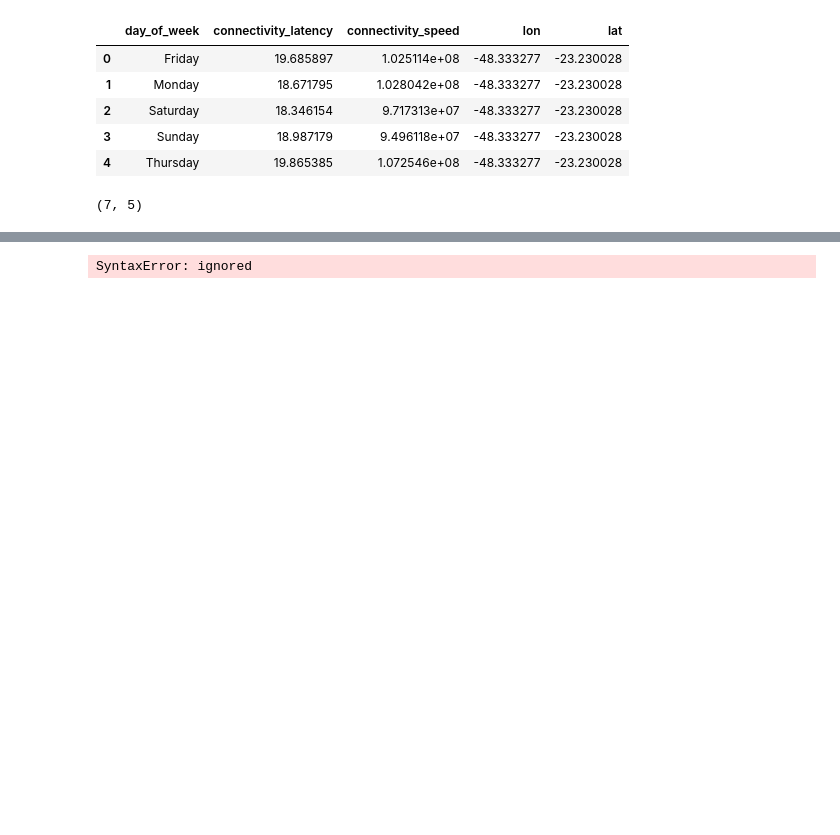
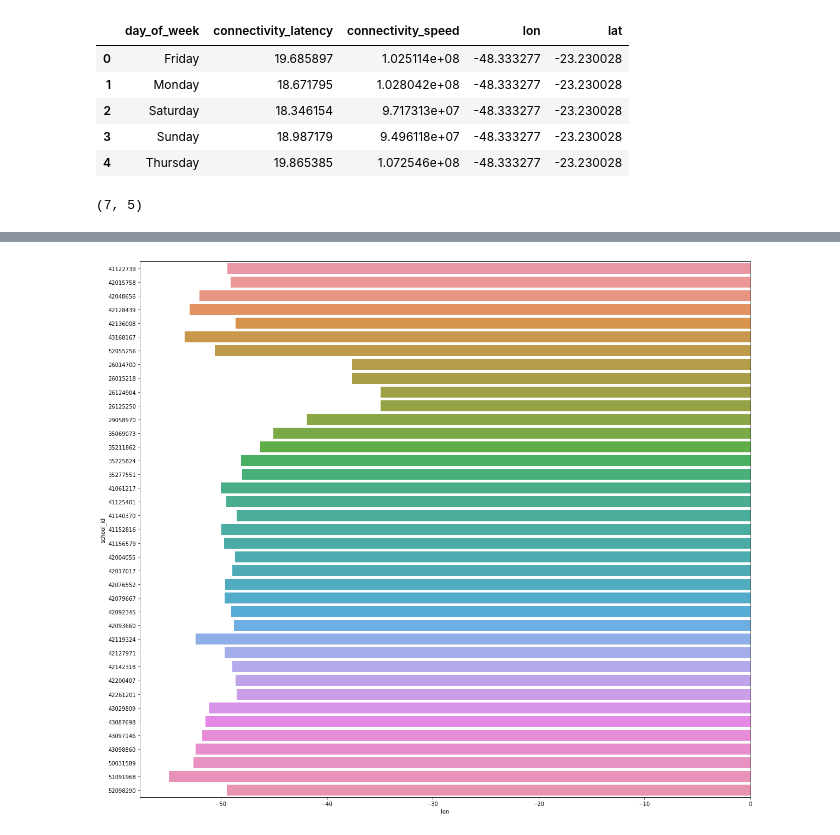
Before and after one commit to HarshaGowtham/UNICEF_RESEARCH_DEEPLEARNING, a Jupyter notebook: E&S_Analysis_UNICEF.ipynb, the cells around one changed output, grey strips where cells are left out. Drawn from its saved outputs; the diff is of its cells as text; code cells hidden in the pictures; blank space fills up the shorter version.

```diff
--- a/E&S_Analysis_UNICEF.ipynb
+++ b/E&S_Analysis_UNICEF.ipynb
@@ -477,0 +492,3 @@ df_10.shape
+# %%
+df_11 = df_8.groupby('school_id').mean('lon').reset_index()
+df_11.head()
@@ -478,7 +502,6 @@ df_10.shape
 # %%
-sns.barplot(x = 'day_of_week',
-            y = 'connectivity_speed'
-            data = df_10)
+plt.figure(figsize = (20,18))
+sns.barplot(x = 'lon', y = 'school_id', data = df_11)
 plt.show()
 # %% [output]
-SyntaxError: ignored
+[figure, added]
```
Also changed, not shown: parts of 5 cells of this notebook.
